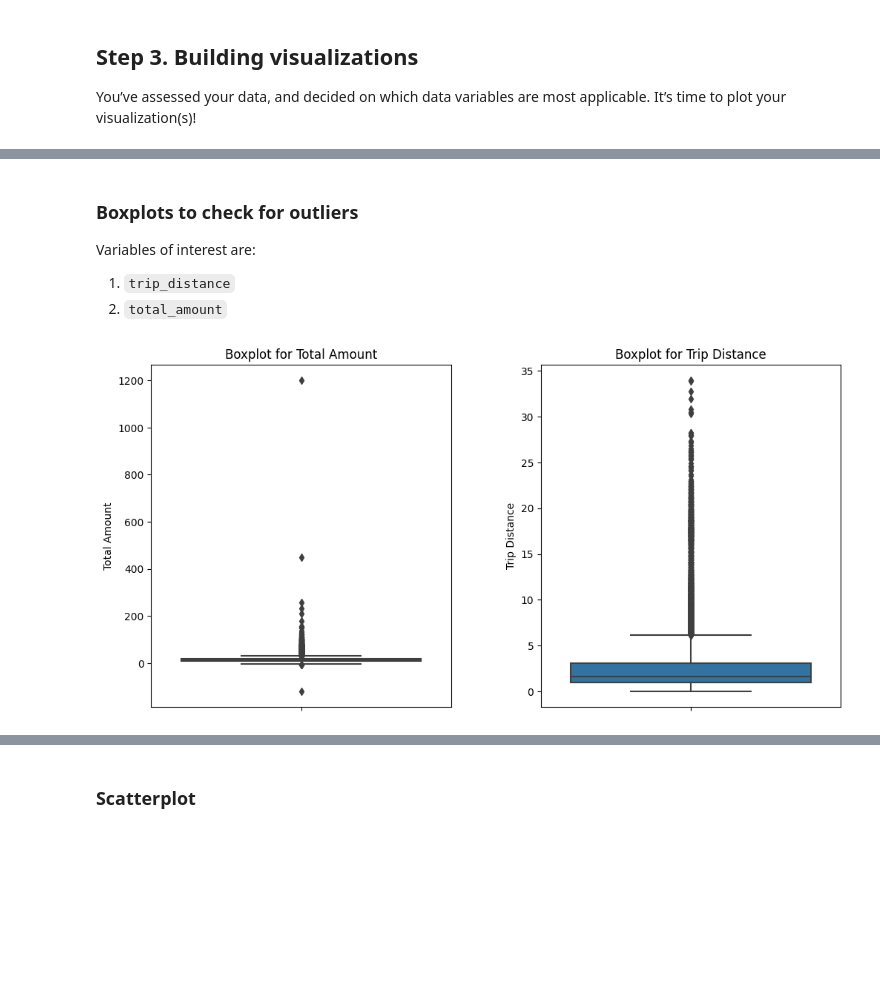
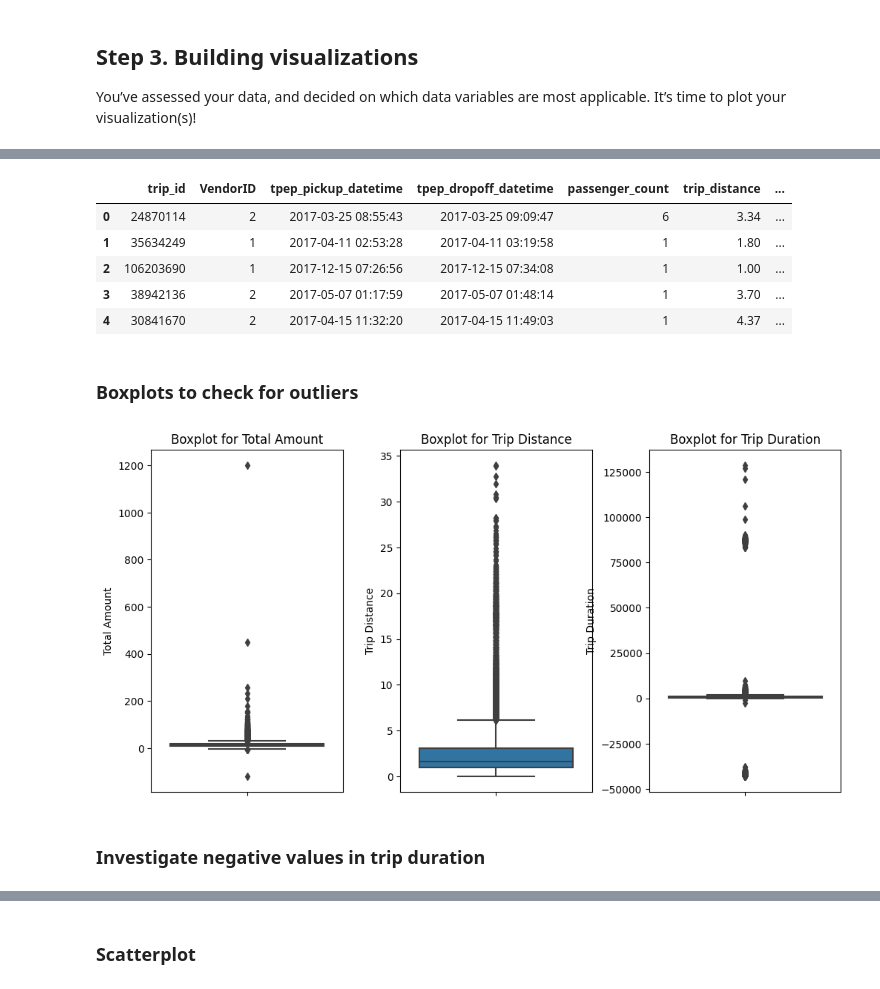
Before and after one commit to CoenMeintjes/Google_Advanced_Data_Analytics_Certificate_Projects, a Jupyter notebook: 02_exploratory_data_analysis.ipynb, the cells around one changed output, grey strips where cells are left out. Cells and saved outputs as stored; diff of their text form; code cells hidden in the pictures; blank space fills up the shorter version.

```diff
--- a/02_exploratory_data_analysis.ipynb
+++ b/02_exploratory_data_analysis.ipynb
@@ -266,0 +271,5 @@ You’ve assessed your data, and decided on which data variables are most applic
+# %%
+# convert pickup and dropoff columns to datetime
+df0['tpep_pickup_datetime'] = pd.to_datetime(df0['tpep_pickup_datetime'])
+df0['tpep_dropoff_datetime'] = pd.to_datetime(df0['tpep_dropoff_datetime'])
+df0.info()
@@ -267,27 +294,42 @@ You’ve assessed your data, and decided on which data variables are most applic
+# %%
+# subtract dropoff from pickup time and convert to total seconds
+df0['trip_duration'] = (df0['tpep_dropoff_datetime'] - df0['tpep_pickup_datetime']).dt.total_seconds()
+df0.head()
+# %% [output]
+|  | trip_id | VendorID | tpep_pickup_datetime | tpep_dropoff_datetime | passenger_count | trip_distance | ... |
+| 0 | 24870114 | 2 | 2017-03-25 08:55:43 | 2017-03-25 09:09:47 | 6 | 3.34 | ... |
+| 1 | 35634249 | 1 | 2017-04-11 02:53:28 | 2017-04-11 03:19:58 | 1 | 1.80 | ... |
+| 2 | 106203690 | 1 | 2017-12-15 07:26:56 | 2017-12-15 07:34:08 | 1 | 1.00 | ... |
+| 3 | 38942136 | 2 | 2017-05-07 01:17:59 | 2017-05-07 01:48:14 | 1 | 3.70 | ... |
+| 4 | 30841670 | 2 | 2017-04-15 11:32:20 | 2017-04-15 11:49:03 | 1 | 4.37 | ... |
 # %% [markdown]
 ### Boxplots to check for outliers
-
-Variables of interest are:
-1. `trip_distance`
-2. `total_amount`
 # %%
-fig, axes = plt.subplots(1, 2, figsize=(12, 6))
+# create the plot area
+fig, axes = plt.subplots(1, 3, figsize=(12, 6))
 
 # Box plot for total_amount
 sns.boxplot(data=df0, y='total_amount', ax=axes[0])
 axes[0].set_ylabel('Total Amount')
 axes[0].set_title('Boxplot for Total Amount')
 
 # Box plot for trip_distance
 sns.boxplot(data=df0, y='trip_distance', ax=axes[1])
 axes[1].set_ylabel('Trip Distance')
 axes[1].set_title('Boxplot for Trip Distance')
 
+# Box plot for trip_duration
+sns.boxplot(data=df0, y='trip_duration', ax=axes[2])
+axes[2].set_ylabel('Trip Duration')
+axes[2].set_title('Boxplot for Trip Duration')
+
 
 # Adjust spacing between subplots
 plt.subplots_adjust(wspace=0.3)
 
 # Show the plot
 plt.show()
 # %% [output]
-[figure, old version]
+[figure, new version]
+# %% [markdown]
+### Investigate negative values in trip duration
```
Also changed, not shown: parts of 36 cells of this notebook.
